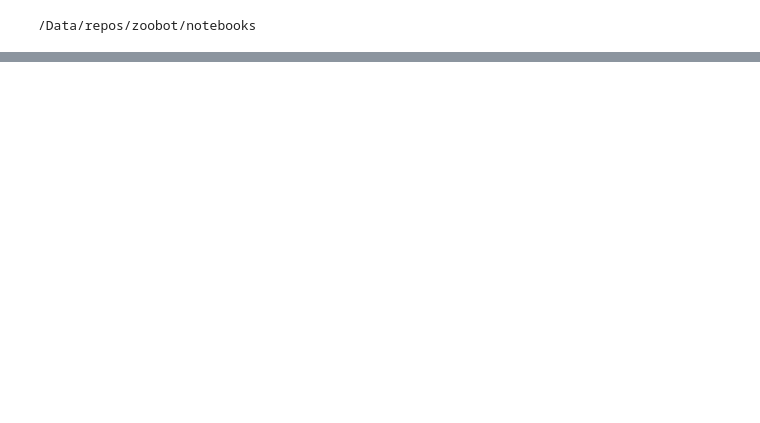
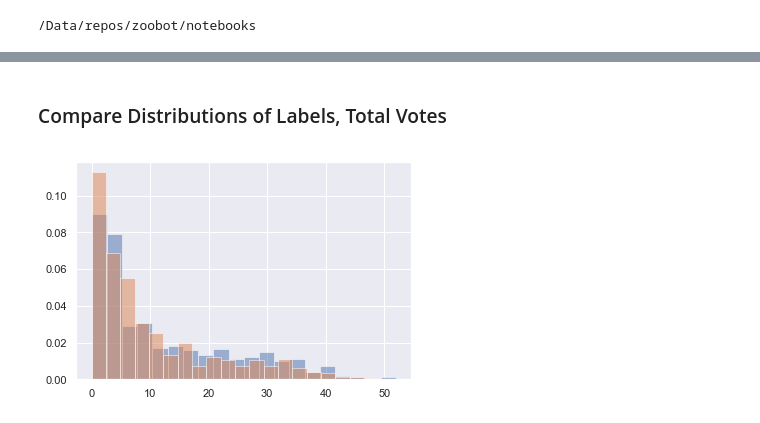
Before and after one commit to colinleach/zoobot, a Jupyter notebook: notebooks/verify_tfrecord_labels.ipynb, the cells around one changed output, grey strips where cells are left out. Drawn from its saved outputs; the diff is of its cells as text; code cells hidden in the pictures; blank space fills up the shorter version.

```diff
--- a/notebooks/verify_tfrecord_labels.ipynb
+++ b/notebooks/verify_tfrecord_labels.ipynb
@@ -98,0 +71,4 @@ fig
+# %%
+iteration_dir = '../data/runs/al_baseline_test/iteration_1'
+tfrecord_dir = os.path.join(iteration_dir, 'acquired_tfrecords')
+acquired_locs = [os.path.join(tfrecord_dir, loc) for loc in os.listdir(tfrecord_dir)]
@@ -98,0 +82,16 @@ fig
+# %%
+size = 128
+channels = 3
+n_subjects = 1024
+
+training_subjects = read_tfrecord.load_examples_from_tfrecord(
+    training_loc,
+    read_tfrecord.custom_feature_spec(['matrix', 'id_str', 'label', 'count']),
+    n_examples=n_subjects)
+training_images = np.array([subject['matrix'].astype(np.uint8).reshape(size, size, channels) for subject in training_subjects])
+
+acquired_subjects = read_tfrecord.load_examples_from_tfrecord(
+    acquired_locs,
+    read_tfrecord.custom_feature_spec(['matrix', 'id_str', 'label', 'count']),
+    n_examples=n_subjects)
+acquired_images = np.array([subject['matrix'].astype(np.uint8).reshape(size, size, channels) for subject in acquired_subjects])
@@ -98,0 +113,17 @@ fig
+# %% [markdown]
+### Compare Distributions of Labels, Total Votes
+# %%
+def unpack(subjects):
+    labels = [s['label'] for s in subjects]
+    total_votes = [s['total_votes'] for s in subjects]
+    id_strs = [s['id_str'].decode('utf-8') for s in subjects]
+    return labels, total_votes, id_strs
+# %%
+training_labels, training_total_votes, training_id_strs = unpack(training_subjects)
+acquired_labels, acquired_total_votes, acquired_id_strs = unpack(acquired_subjects)
+# %%
+fig, ax = plt.subplots()
+ax.hist(training_labels, bins=20, density=True, alpha=0.5)
+_ = ax.hist(acquired_labels, bins=20, density=True, alpha=0.5)
+# %% [output]
+[figure, added]
```
Also changed, not shown: parts of 27 cells of this notebook, 17 other files.
